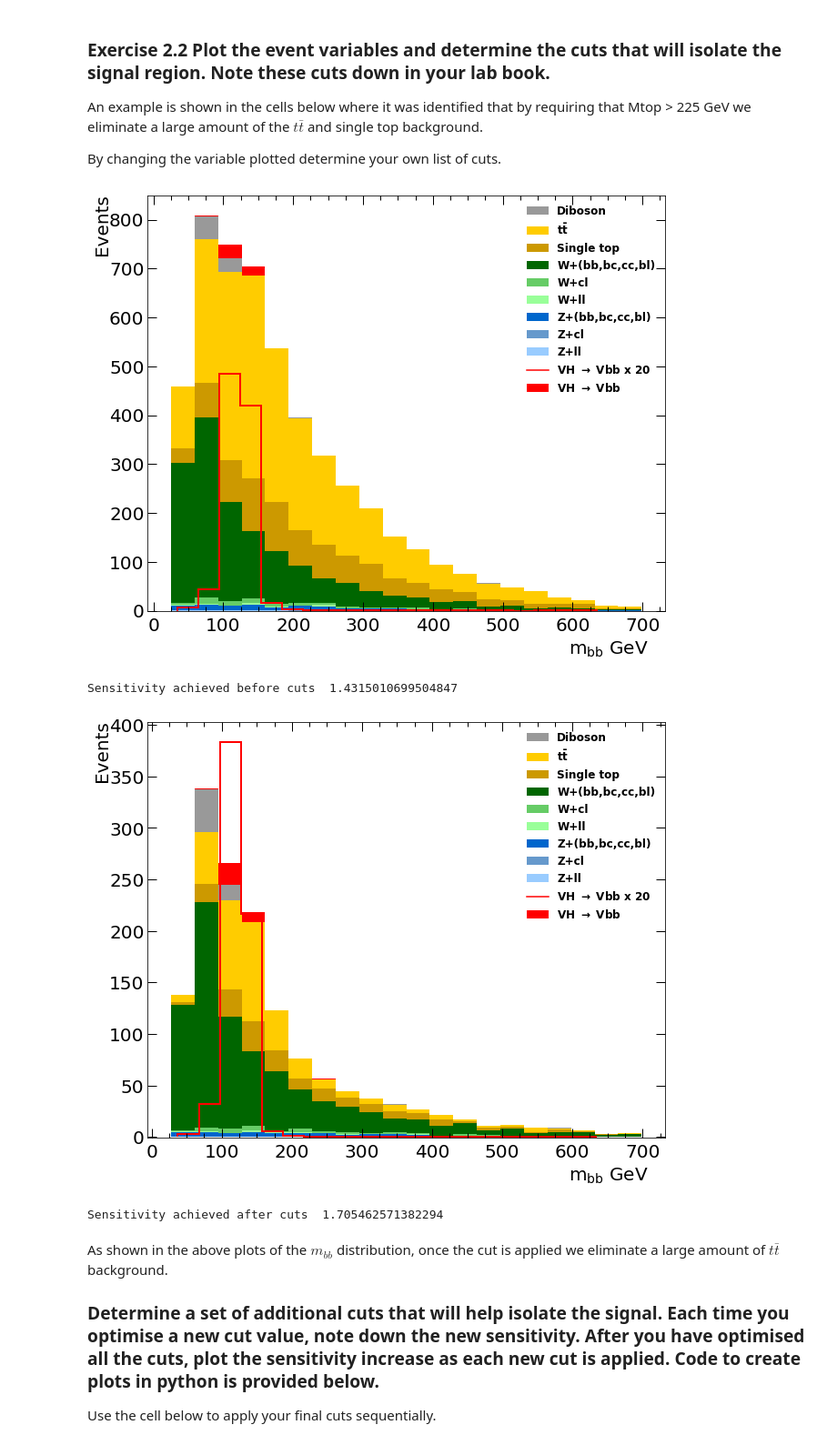
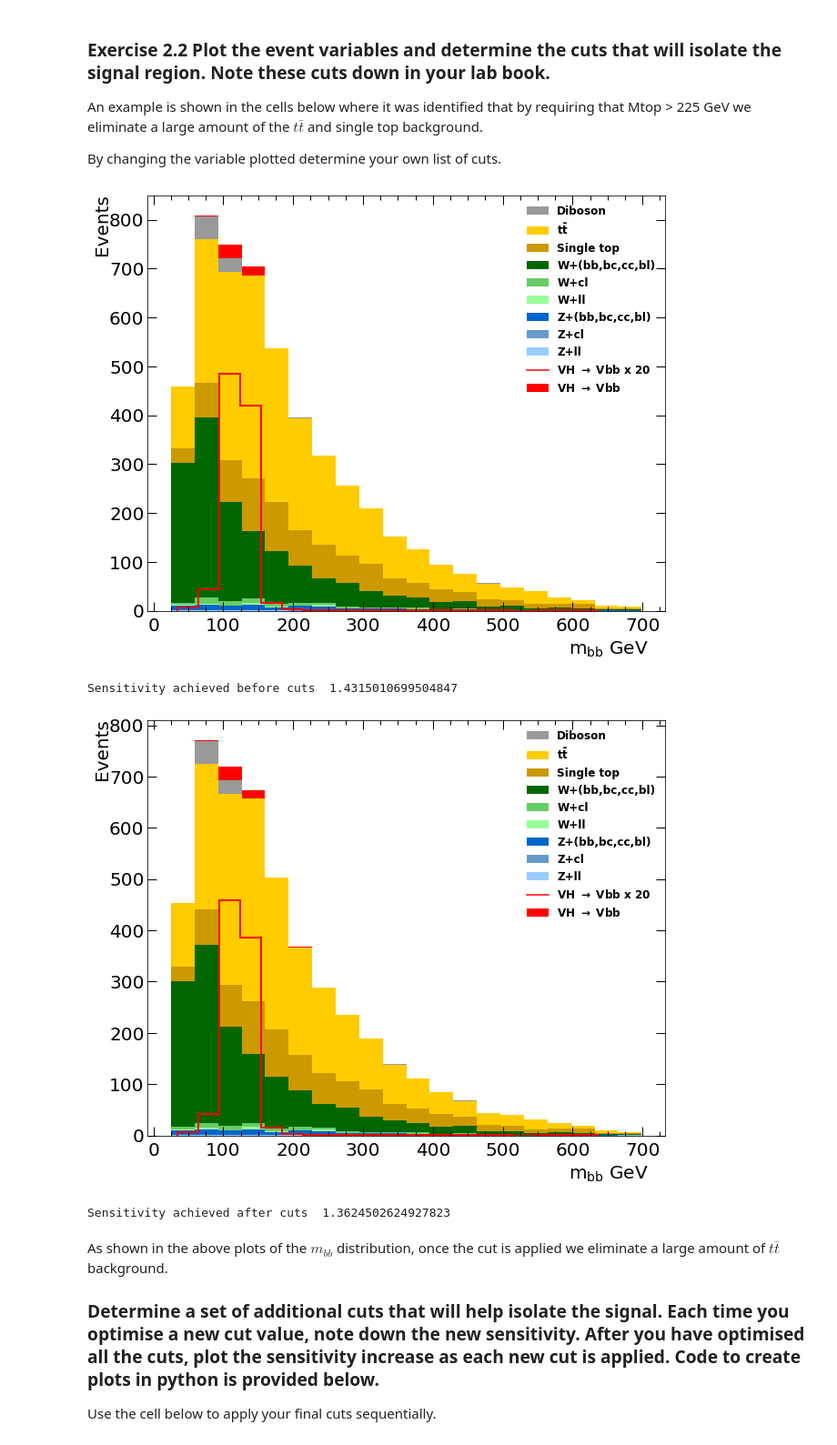
Before and after one commit to ikhurana95/in2HEP, a Jupyter notebook: notebooks/ATLAS Cut Based.ipynb, the cells around one changed output. Shown at 91% size. Saved outputs shown, nothing was run; the diff lists cells and outputs as text; code cells hidden in the pictures.

```diff
--- a/notebooks/ATLAS Cut Based.ipynb
+++ b/notebooks/ATLAS Cut Based.ipynb
@@ -121,26 +125,26 @@ By changing the variable plotted determine your own list of cuts.
 # %%
 # Reload data
 df = pd.read_csv('../data-v1/VHbb_data_2jet.csv')
 
 # Apply cut
 
 
-
-df = df.loc[df['Mtop']/1e3 >225] # divide by 1e3 to convert from MeV to GeV
-
+df = df.loc[df["MET"]/1e3 <200]
+# divide by 1e3 to convert from MeV to GeV
+#variable_names = ["Mtop", "dRBB", "dPhiVbb","dPhiLBmin","pTV","pTB1","pTB2","mTW","dYWH","MET"]
 
 # The code below plots the mBB distribution after the cut is applied
 plot_variable(df_original,'mBB')
 print("Sensitivity achieved before cuts ",sensitivity_cut_based(df_original))
 
 plot_variable(df,'mBB')
 
 print("Sensitivity achieved after cuts ",sensitivity_cut_based(df))
 # %% [output]
 [figure]
 Sensitivity achieved before cuts  1.4315010699504847
-[figure, old version]
+[figure, new version]
-Sensitivity achieved after cuts  1.705462571382294
+Sensitivity achieved after cuts  1.3624502624927823
 # %% [markdown]
 As shown in the above plots of the $m_{bb}$ distribution, once the cut is applied we eliminate a large amount of $t\bar{t}$ background.
 
```
Also changed, not shown: parts of 3 cells of this notebook, 3 other files.
